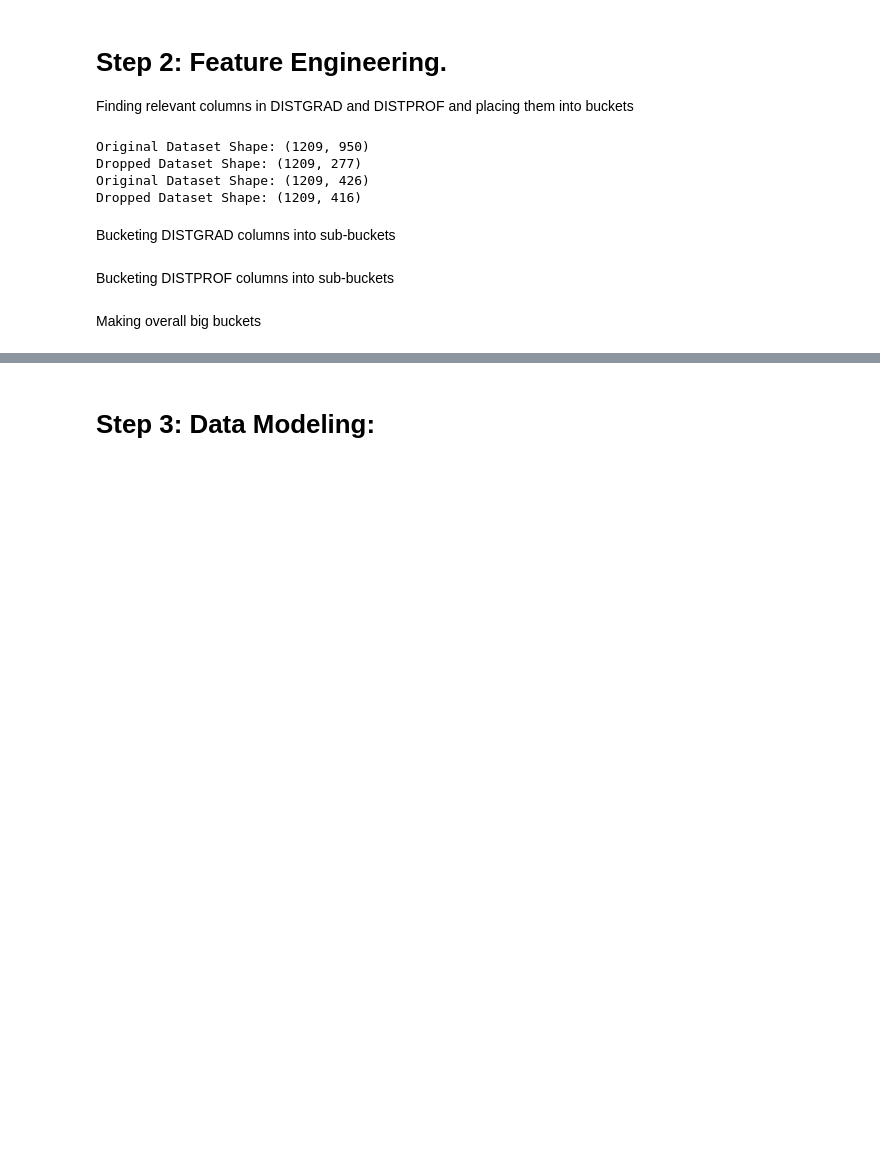
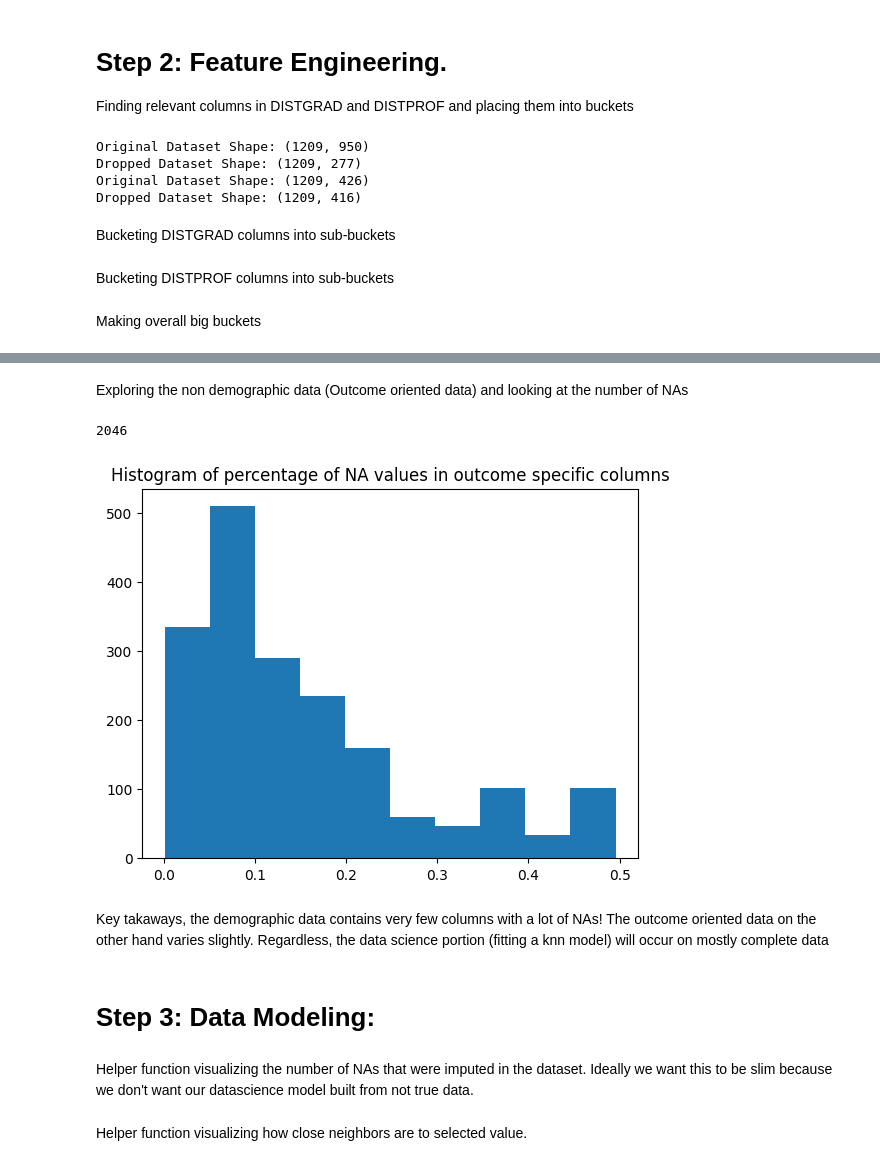
Before and after one commit to RiceD2KLab/HERC_Sp25, a Jupyter notebook: 4_Data_Modeling/KNN_Implementation.ipynb, the cells around one changed output, grey strips where cells are left out. Saved outputs shown, nothing was run; the diff lists cells and outputs as text; code cells hidden in the pictures; blank space fills up the shorter version.

```diff
--- a/4_Data_Modeling/KNN_Implementation.ipynb
+++ b/4_Data_Modeling/KNN_Implementation.ipynb
@@ -299,2 +314,16 @@ staff_demographics = (
+# %% [markdown]
+Exploring the non demographic data (Outcome oriented data) and looking at the number of NAs
+# %%
+outcome_col = list(set(clean_df.columns) - set(student_demographics + class_size_teacher_ratio + staff_demographics))
+outcome_df = clean_df[outcome_col]
+outcome_df
+plt.hist(calculate_missing_percentage(outcome_df) / 100)
+plt.title("Histogram of percentage of NA values in outcome specific columns")
+len(list(outcome_df.columns))
+# %% [output]
+2046
+[figure, added]
+# %% [markdown]
+Key takaways, the demographic data contains very few columns with a lot of NAs! The outcome oriented data on the other hand varies slightly. Regardless, the data science portion (fitting a knn model) will occur on mostly complete data
 # %% [markdown]
 # Step 3: Data Modeling:
@@ -302,0 +330,2 @@ merged_df = distgrad_clean.merge(distprof_clean, how = 'left', on = 'DISTRICT_id
+# %% [markdown]
+Helper function visualizing the number of NAs that were imputed in the dataset. Ideally we want this to be slim because we don't want our datascience model built from not true data.
@@ -302,0 +363,2 @@ merged_df = distgrad_clean.merge(distprof_clean, how = 'left', on = 'DISTRICT_id
+# %% [markdown]
+Helper function visualizing how close neighbors are to selected value.
```
Also changed, not shown: parts of 18 cells of this notebook.
